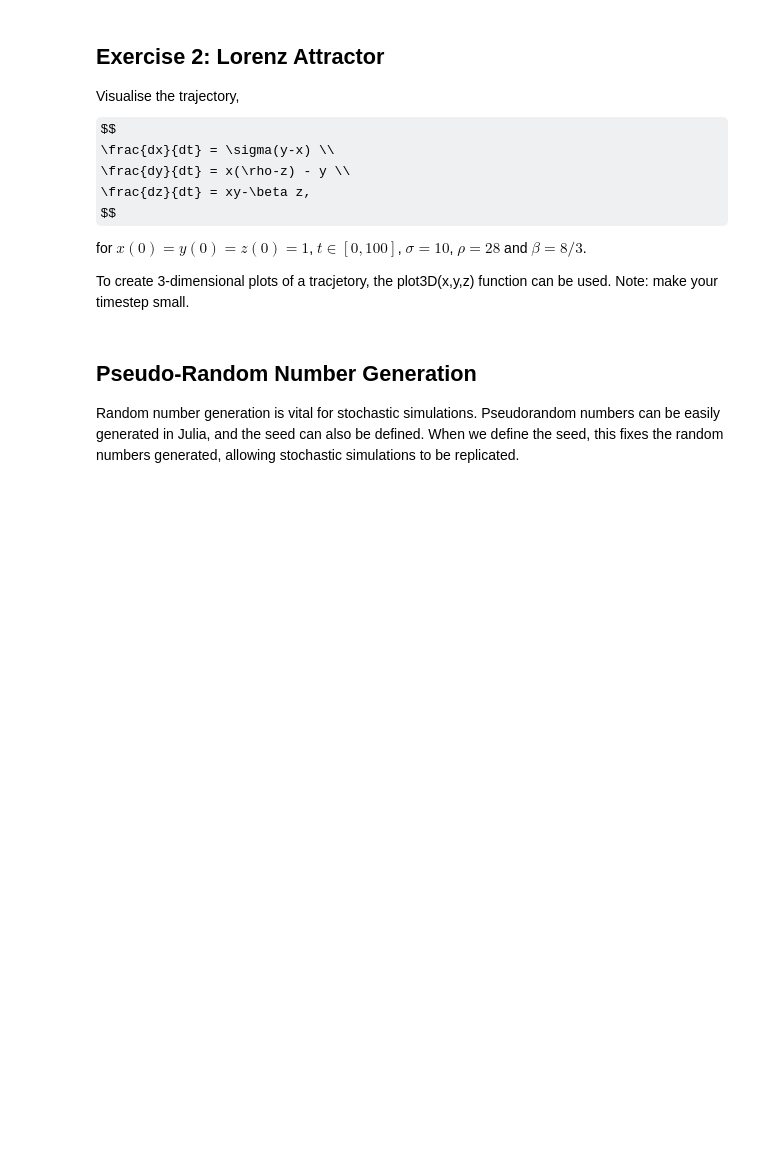
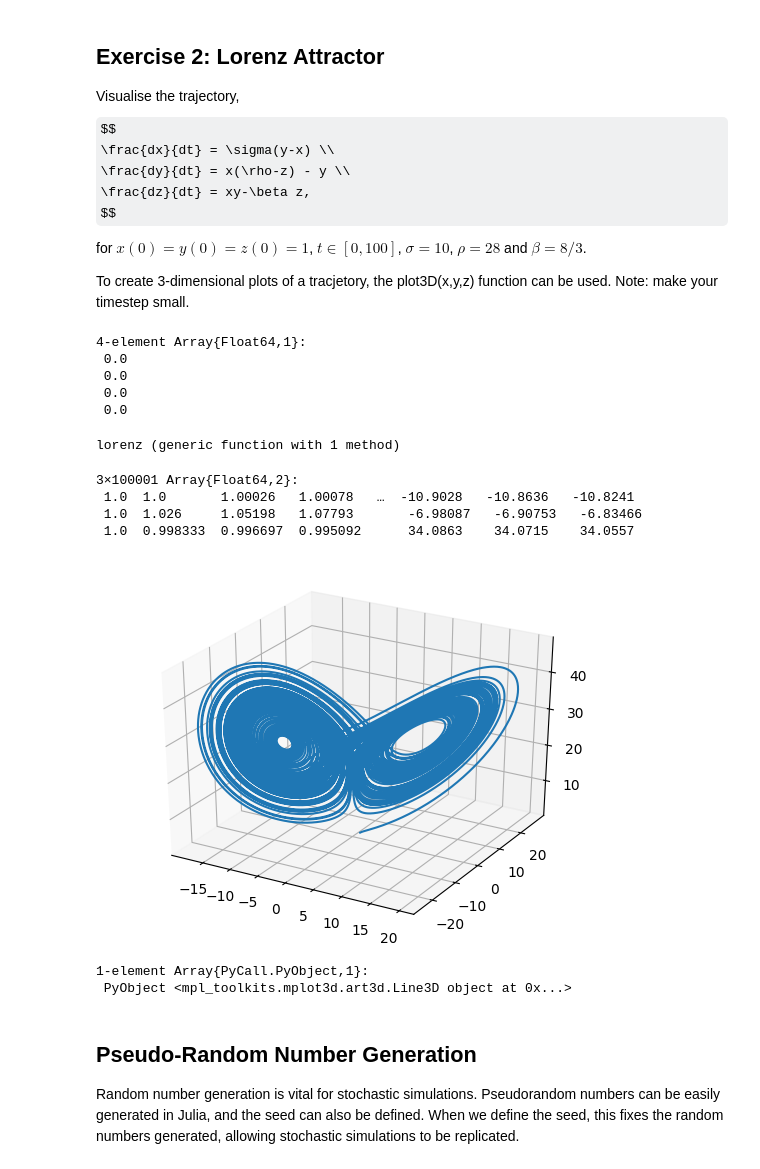
Before and after one commit to BKC1995/intro-to-computing-mathsys, a Jupyter notebook: julia/julia_introduction.ipynb, the cells around one changed output. Drawn from its saved outputs; the diff is of its cells as text; code cells hidden in the pictures; some formulas as TeX source; blank space fills up the shorter version.

```diff
--- a/julia/julia_introduction.ipynb
+++ b/julia/julia_introduction.ipynb
@@ -218,6 +339,41 @@ $$
 for $x(0) = y(0) = z(0) = 1$, $t \in [0,100]$, $\sigma = 10$, $\rho = 28$ and $\beta = 8/3$.
 
 To create 3-dimensional plots of a tracjetory, the plot3D(x,y,z) function can be used. Note: make your timestep small.
+# %%
+zeros(4, 500)[:,1]
+# %% [output]
+4-element Array{Float64,1}:
+ 0.0
+ 0.0
+ 0.0
+ 0.0
+# %%
+function lorenz(initial, t, σ, ρ, β)
+    y = zeros(length(initial), length(t))
+    y[:,1] = initial
+    dt = t[2]-t[1]
+    for i=2:length(t)
+        y[1,i] = y[1,i-1] + σ*(y[2,i-1] - y[1,i-1])*dt
+        y[2,i] = y[2,i-1] + (y[1,i-1]*(ρ-y[3,i-1]) - y[2,i-1])*dt
+        y[3,i] = y[3,i-1] + (y[1,i-1]*y[2,i-1] - β*y[3,i-1])*dt
+    end
+    return y
+end
+# %% [output]
+lorenz (generic function with 1 method)
+# %%
+Y = lorenz([1, 1, 1], 0:0.001:100, 10,28,8/3)
+# %% [output]
+3×100001 Array{Float64,2}:
+ 1.0  1.0       1.00026   1.00078   …  -10.9028   -10.8636   -10.8241
+ 1.0  1.026     1.05198   1.07793       -6.98087   -6.90753   -6.83466
+ 1.0  0.998333  0.996697  0.995092      34.0863    34.0715    34.0557
+# %%
+plot3D(Y[1,:], Y[2,:], Y[3,:])
+# %% [output]
+[figure, added]
+1-element Array{PyCall.PyObject,1}:
+ PyObject <mpl_toolkits.mplot3d.art3d.Line3D object at 0x...>
 # %% [markdown]
 ## Pseudo-Random Number Generation
 
```
Also changed, not shown: parts of 32 cells of this notebook, 1 other file.
